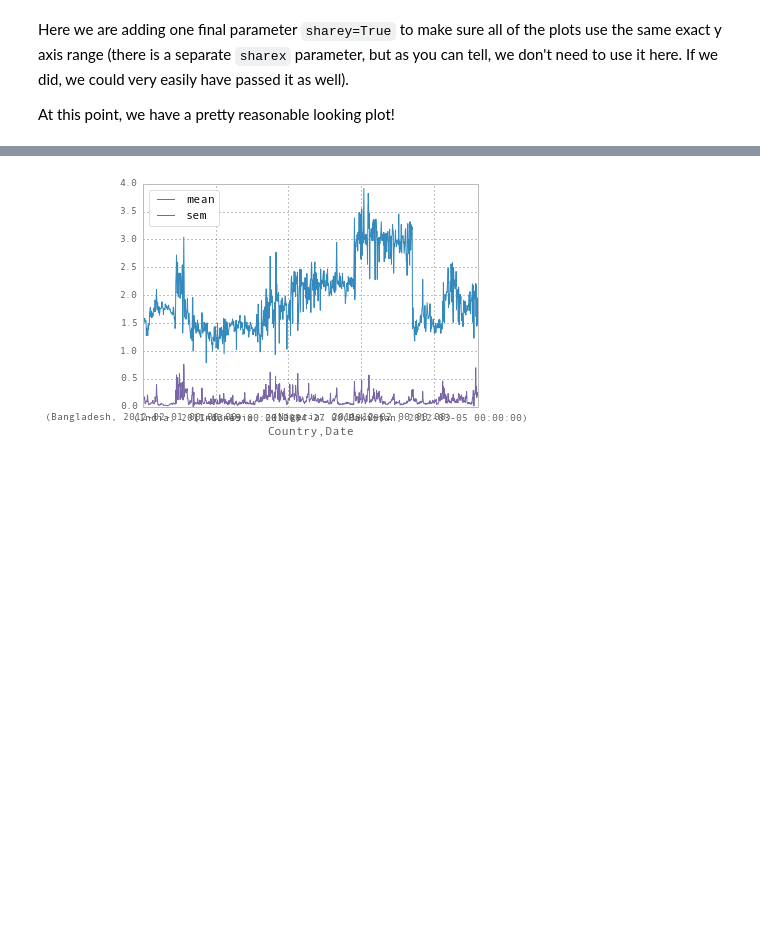
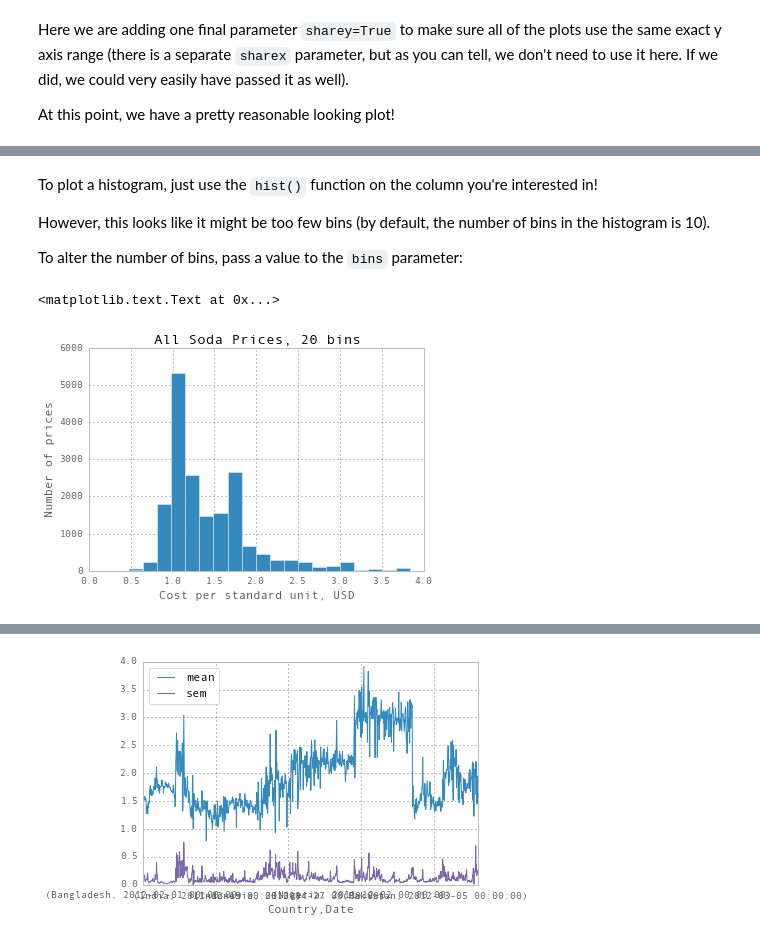
Before and after one commit to learn-co-students/intro-datascience-workshop-dumbo-web-080519, a Jupyter notebook: day2/Lesson 3 - Working with timeseries and learning to plot along the way.ipynb, the cells around one changed output, grey strips where cells are left out. Cells and saved outputs as stored; diff of their text form; code cells hidden in the pictures; blank space fills up the shorter version.

```diff
--- a/day2/Lesson 3 - Working with timeseries and learning to plot along the way.ipynb
+++ b/day2/Lesson 3 - Working with timeseries and learning to plot along the way.ipynb
@@ -456,0 +522,14 @@ plt.fill_between(tenDayRollingSodaSterr.index, tenDayRollingSodaMean-2*tenDayRol
+# %% [markdown]
+To plot a histogram, just use the `hist()` function on the column you're interested in!
+
+However, this looks like it might be too few bins (by default, the number of bins in the histogram is 10).
+
+To alter the number of bins, pass a value to the `bins` parameter:
+# %%
+sodaPrices["Conv_Price"].hist(bins=20)
+plt.title("All Soda Prices, 20 bins")
+plt.ylabel("Number of prices")
+plt.xlabel("Cost per standard unit, USD")
+# %% [output]
+<matplotlib.text.Text at 0x...>
+[figure, added]
```
Also changed, not shown: parts of 19 cells of this notebook.
